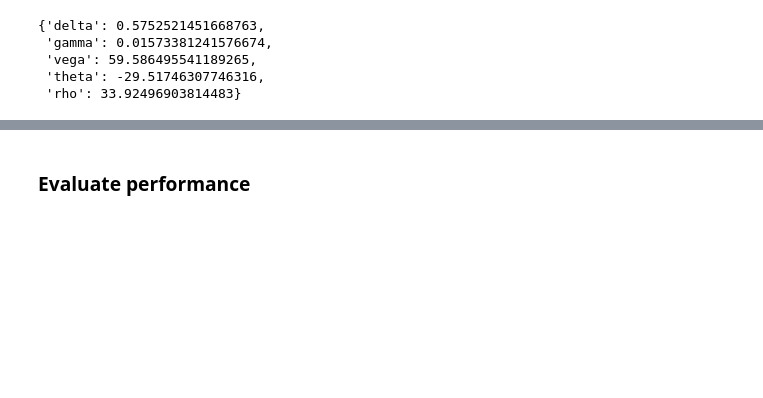
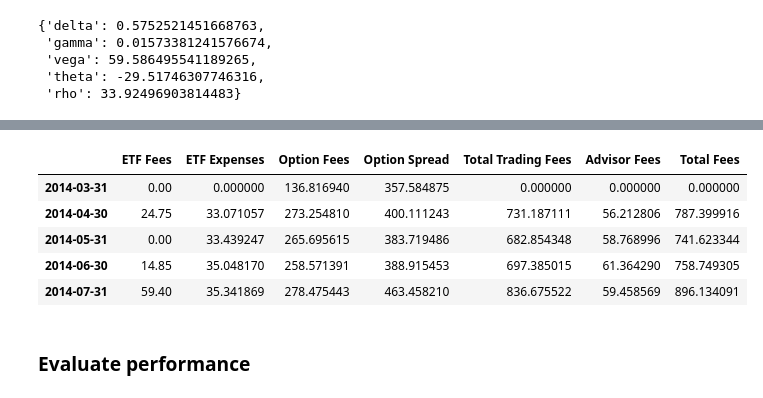
Before and after one commit to epgreig/robo-advisor, a Jupyter notebook: simulation_test_high.ipynb, the cells around one changed output, grey strips where cells are left out. Drawn from its saved outputs; the diff is of its cells as text; code cells hidden in the pictures; blank space fills up the shorter version.

```diff
--- a/simulation_test_high.ipynb
+++ b/simulation_test_high.ipynb
@@ -274,3 +296,17 @@ my_pf.get_options()[0].get_greeks(env_now)
+# %%
+# total trading fees, expenses and spread losses as a fraction of pre-rebalancing portfolio value
+#perf_df['Percentage Trading Fees'] = 0
+# total fees as a fraction of pre-rebalancing portfolio value
+#perf_df['Percentage Fees'] = 0
+fee_df = perf_df[['ETF Fees', 'ETF Expenses', 'Option Fees', 'Option Spread', 'Total Trading Fees', 'Advisor Fees', 'Total Fees']]
+fee_df.head()
+# %% [output]
+|  | ETF Fees | ETF Expenses | Option Fees | Option Spread | Total Trading Fees | Advisor Fees | Total Fees |
+| 2014-03-31 | 0.00 | 0.000000 | 136.816940 | 357.584875 | 0.000000 | 0.000000 | 0.000000 |
+| 2014-04-30 | 24.75 | 33.071057 | 273.254810 | 400.111243 | 731.187111 | 56.212806 | 787.399916 |
+| 2014-05-31 | 0.00 | 33.439247 | 265.695615 | 383.719486 | 682.854348 | 58.768996 | 741.623344 |
+| 2014-06-30 | 14.85 | 35.048170 | 258.571391 | 388.915453 | 697.385015 | 61.364290 | 758.749305 |
+| 2014-07-31 | 59.40 | 35.341869 | 278.475443 | 463.458210 | 836.675522 | 59.458569 | 896.134091 |
 # %% [markdown]
 ### Evaluate performance
 # %%
```
Also changed, not shown: parts of 7 cells of this notebook.
